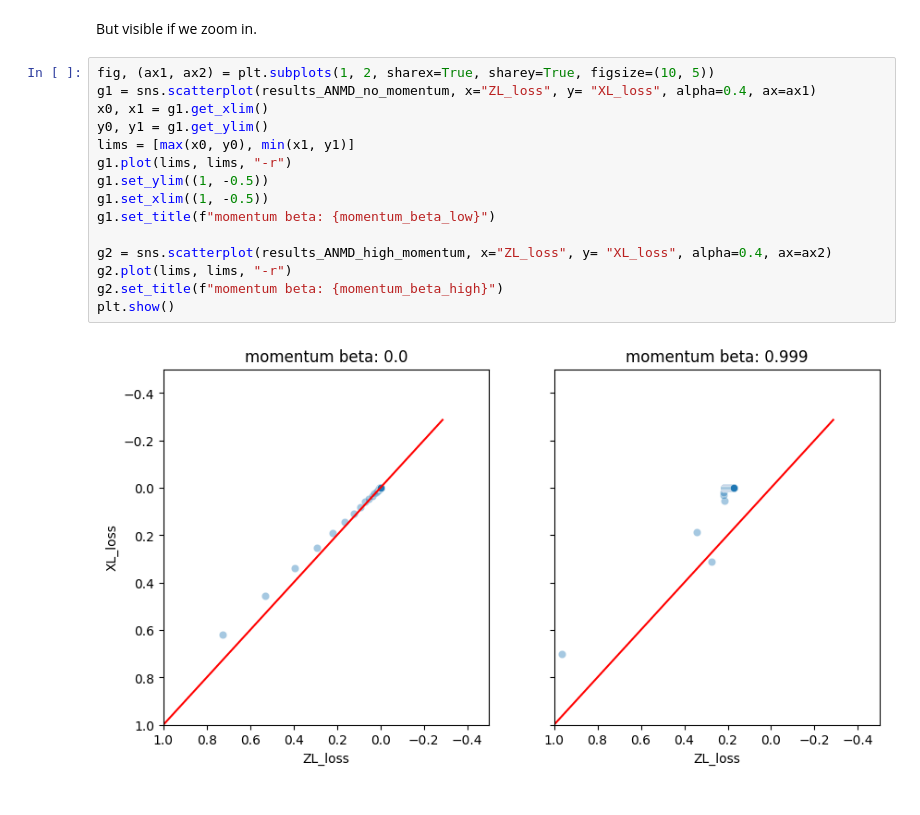
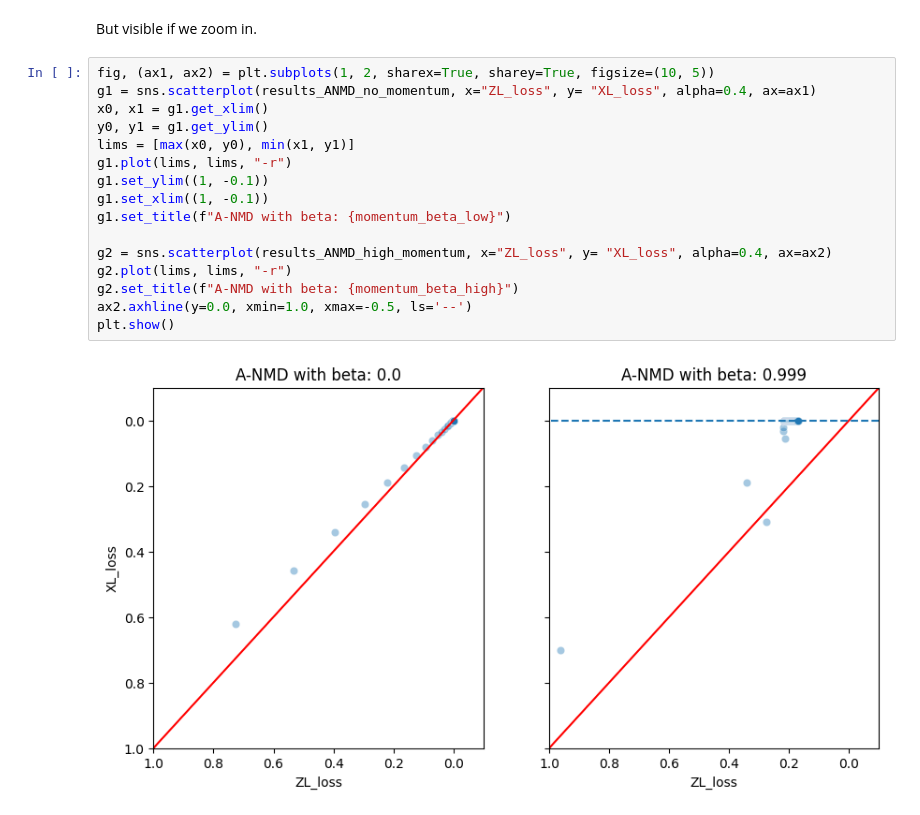
Before and after one commit to sfohr/nomad_experiments, a Jupyter notebook: loss_ZL_vs_maxLX.ipynb, the cells around one changed output. Cells and saved outputs as stored; diff of their text form.

Commit message:
Proper diagram titles

```diff
--- a/loss_ZL_vs_maxLX.ipynb
+++ b/loss_ZL_vs_maxLX.ipynb
@@ -174,17 +192,18 @@ But visible if we zoom in.
 # %%
 fig, (ax1, ax2) = plt.subplots(1, 2, sharex=True, sharey=True, figsize=(10, 5))
 g1 = sns.scatterplot(results_ANMD_no_momentum, x="ZL_loss", y= "XL_loss", alpha=0.4, ax=ax1)
 x0, x1 = g1.get_xlim()
 y0, y1 = g1.get_ylim()
 lims = [max(x0, y0), min(x1, y1)]
 g1.plot(lims, lims, "-r")
-g1.set_ylim((1, -0.5))
-g1.set_xlim((1, -0.5))
-g1.set_title(f"momentum beta: {momentum_beta_low}")
+g1.set_ylim((1, -0.1))
+g1.set_xlim((1, -0.1))
+g1.set_title(f"A-NMD with beta: {momentum_beta_low}")
 
 g2 = sns.scatterplot(results_ANMD_high_momentum, x="ZL_loss", y= "XL_loss", alpha=0.4, ax=ax2)
 g2.plot(lims, lims, "-r")
-g2.set_title(f"momentum beta: {momentum_beta_high}")
+g2.set_title(f"A-NMD with beta: {momentum_beta_high}")
+ax2.axhline(y=0.0, xmin=1.0, xmax=-0.5, ls='--')
 plt.show()
 # %% [output]
-[figure, old version]
+[figure, new version]
```
Also changed, not shown: parts of 3 cells of this notebook.
